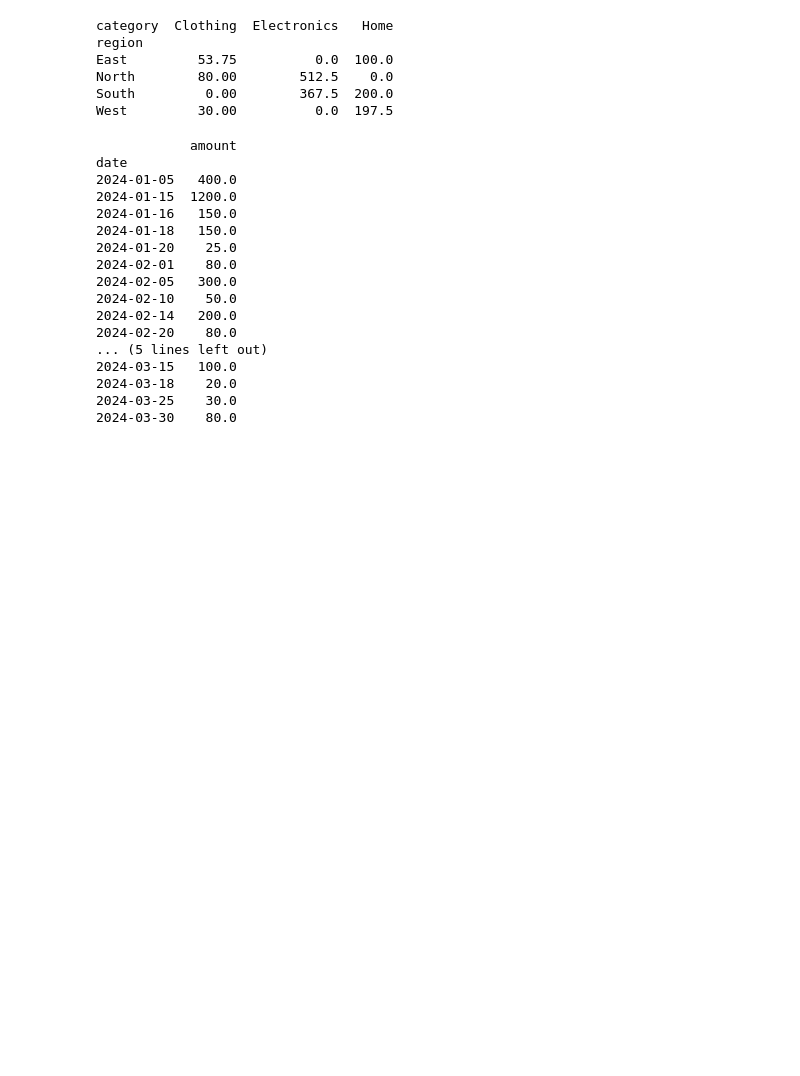
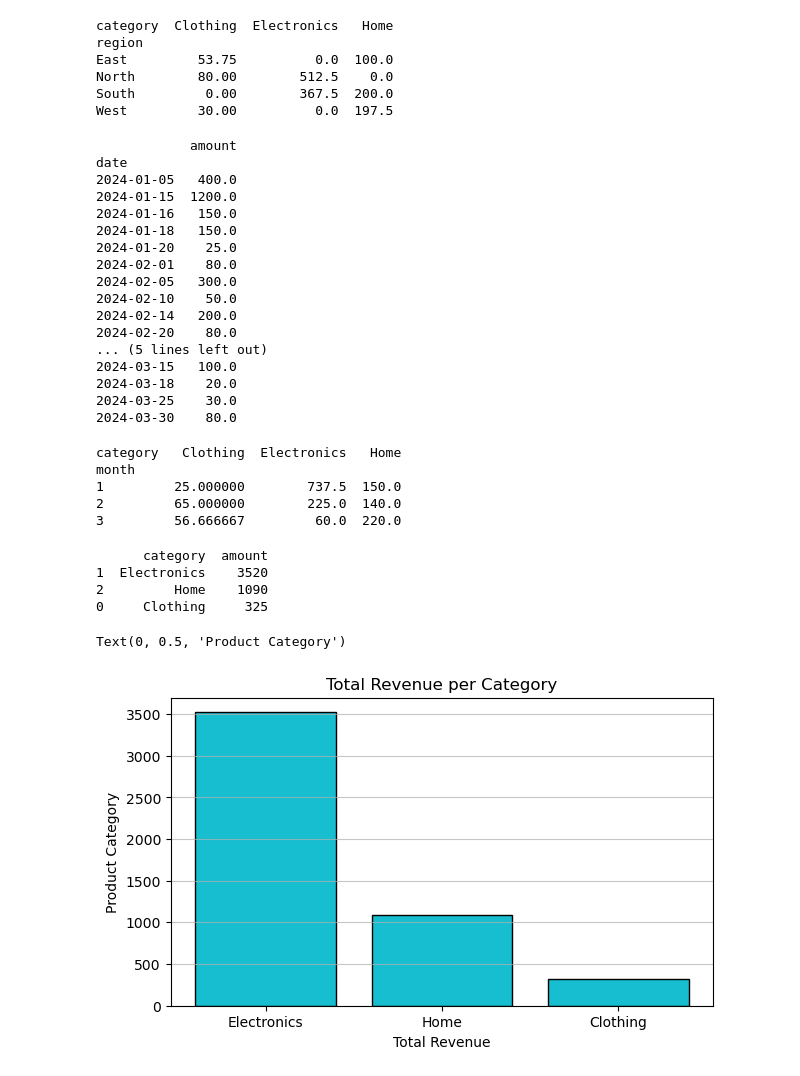
Before and after one commit to leiandrei/E-Commerce-Dataset, a Jupyter notebook: Practice #1 -Mock E-Commerce Dataset.ipynb, the cells around one changed output. Saved outputs shown, nothing was run; the diff lists cells and outputs as text; code cells hidden in the pictures; blank space fills up the shorter version.

```diff
--- a/Practice #1 -Mock E-Commerce Dataset.ipynb
+++ b/Practice #1 -Mock E-Commerce Dataset.ipynb
@@ -347,3 +367,30 @@ date
 2024-03-18    20.0
 2024-03-25    30.0
 2024-03-30    80.0
+# %%
+sales_monthly = df2.pivot_table(values='amount', index='month', columns='category', )
+print(sales_monthly)
+# %% [output]
+category   Clothing  Electronics   Home
+month
+1         25.000000        737.5  150.0
+2         65.000000        225.0  140.0
+3         56.666667         60.0  220.0
+# %%
+total_monthly_sales = df2.groupby('category')['amount'].sum().reset_index().sort_values('amount', ascending=False)
+print(total_monthly_sales)
+# %% [output]
+      category  amount
+1  Electronics    3520
+2         Home    1090
+0     Clothing     325
+# %%
+plt.figure(figsize=(7, 4))
+plt.title('Total Revenue per Category')
+plt.bar(total_monthly_sales['category'], total_monthly_sales['amount'], edgecolor='black', color='C9')
+plt.grid(axis='y', alpha=0.7)
+plt.xlabel('Total Revenue')
+plt.ylabel('Product Category')
+# %% [output]
+Text(0, 0.5, 'Product Category')
+[figure, added]
```
Also changed, not shown: parts of 2 cells of this notebook.
